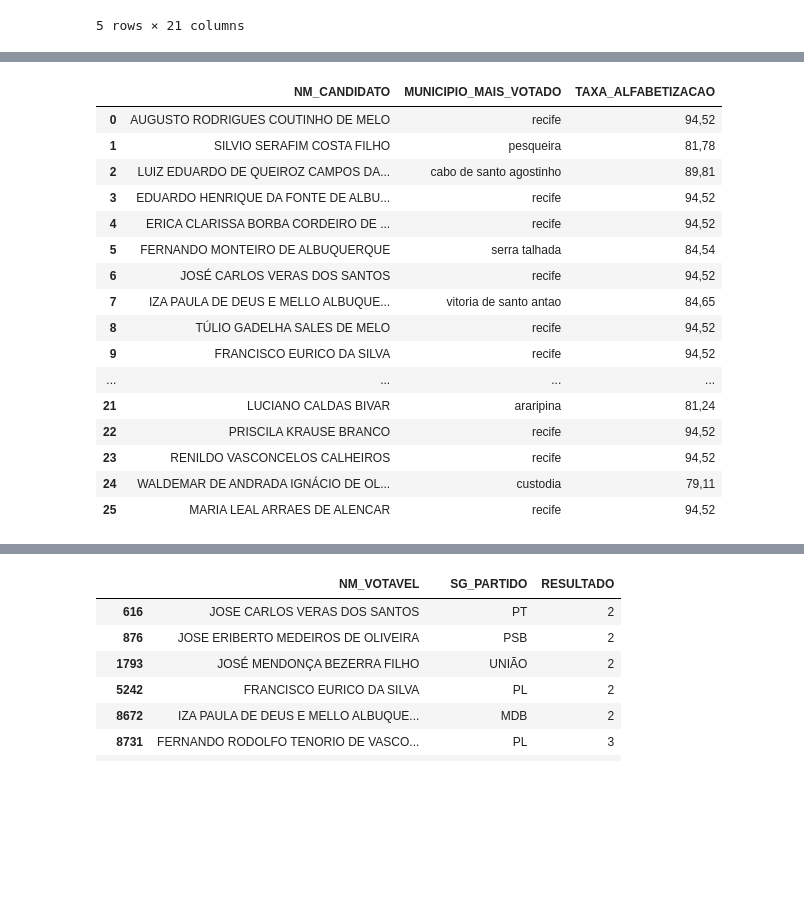
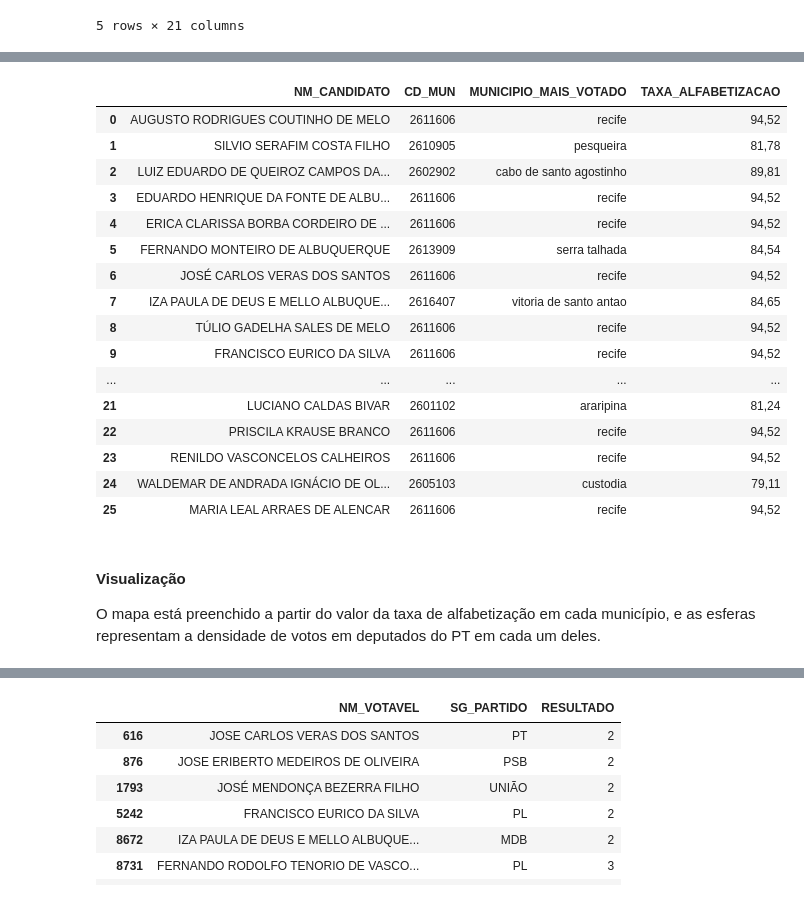
Before and after one commit to aliciamarzola/tp_bdg, a Jupyter notebook: NotebookPrincipal.ipynb, the cells around one changed output, grey strips where cells are left out. Cells and saved outputs as stored; diff of their text form; code cells hidden in the pictures; blank space fills up the shorter version.

```diff
--- a/NotebookPrincipal.ipynb
+++ b/NotebookPrincipal.ipynb
@@ -707,12 +713,12 @@ df_traducao = pd.merge(df_juncao, traducao,
 )
 
 # Realiza o merge entre df_juncao e mapa com base na coluna 'CD_MUNICIPIO' e 'CD_MUN'
-df_juncao_map = pd.merge(df_traducao, mapa[['CD_MUN', 'NM_RGI']], left_on='id_municipio', right_on='CD_MUN', how='left')
+df_juncao_map = pd.merge(df_traducao, mapa[['CD_MUN', 'NM_RGI']], left_on='CD_MUN', right_on='CD_MUN', how='left')
 
 df_juncao_map['MUNICIPIO_NA_REGIAO'] = df_juncao_map['NM_RGI_x'] == df_juncao_map['NM_RGI_y']
 
 df_juncao_map.rename(columns={"NM_RGI_x" : "REGIAO_MAIS_VOTADA", "NM_RGI_y" : "REGIAO_CIDADE_MAIS_VOTADA", "MAX_VOTOS" : "VOTOS_CIDADE_MAIS_VOTADA", "QT_VOTOS" : "VOTOS_REGIAO_MAIS_VOTADA"}, inplace=True)
-df_juncao_map.drop(columns={"CD_MUNICIPIO", "CD_MUN", "id_municipio", "NR_CANDIDATO" }, inplace =True)
+df_juncao_map.drop(columns={"CD_MUNICIPIO", "NR_CANDIDATO" }, inplace =True)
 
 df_juncao_map.head(30)
 # %% [output]
@@ -761,35 +773,39 @@ plt.show()
 # %%
 # Taxa de alfabetização da cidade que mias votou em cada deputado eleito
 from unidecode import unidecode
 df_juncao_map['MUNICIPIO_MAIS_VOTADO'] = df_juncao_map['MUNICIPIO_MAIS_VOTADO'].apply(lambda x: unidecode(x.lower()))
 alfabetizacao_cd['NM_MUN'] = alfabetizacao_cd['NM_MUN'].apply(lambda x: unidecode(x.lower()))
 
 df_alfa = pd.merge(
     df_juncao_map,
     alfabetizacao_cd,
     left_on= 'MUNICIPIO_MAIS_VOTADO',
     right_on= 'NM_MUN',
     how = 'left'
 )
 
-df_alfa = df_alfa[["NM_CANDIDATO", "MUNICIPIO_MAIS_VOTADO", "Total"]]
+df_alfa = df_alfa[["NM_CANDIDATO", "CD_MUN", "MUNICIPIO_MAIS_VOTADO", "Total"]]
 df_alfa.rename(columns={"Total" : "TAXA_ALFABETIZACAO"}, inplace=True)
 df_alfa.head(30)
 # %% [output]
-|  | NM_CANDIDATO | MUNICIPIO_MAIS_VOTADO | TAXA_ALFABETIZACAO |
-| 0 | AUGUSTO RODRIGUES COUTINHO DE MELO | recife | 94,52 |
-| 1 | SILVIO SERAFIM COSTA FILHO | pesqueira | 81,78 |
-| 2 | LUIZ EDUARDO DE QUEIROZ CAMPOS DA... | cabo de santo agostinho | 89,81 |
-| 3 | EDUARDO HENRIQUE DA FONTE DE ALBU... | recife | 94,52 |
-| 4 | ERICA CLARISSA BORBA CORDEIRO DE ... | recife | 94,52 |
-| 5 | FERNANDO MONTEIRO DE ALBUQUERQUE | serra talhada | 84,54 |
-| 6 | JOSÉ CARLOS VERAS DOS SANTOS | recife | 94,52 |
-| 7 | IZA PAULA DE DEUS E MELLO ALBUQUE... | vitoria de santo antao | 84,65 |
-| 8 | TÚLIO GADELHA SALES DE MELO | recife | 94,52 |
-| 9 | FRANCISCO EURICO DA SILVA | recife | 94,52 |
-| ... | ... | ... | ... |
-| 21 | LUCIANO CALDAS BIVAR | araripina | 81,24 |
-| 22 | PRISCILA KRAUSE BRANCO | recife | 94,52 |
-| 23 | RENILDO VASCONCELOS CALHEIROS | recife | 94,52 |
-| 24 | WALDEMAR DE ANDRADA IGNÁCIO DE OL... | custodia | 79,11 |
-| 25 | MARIA LEAL ARRAES DE ALENCAR | recife | 94,52 |
+|  | NM_CANDIDATO | CD_MUN | MUNICIPIO_MAIS_VOTADO | TAXA_ALFABETIZACAO |
+| 0 | AUGUSTO RODRIGUES COUTINHO DE MELO | 2611606 | recife | 94,52 |
+| 1 | SILVIO SERAFIM COSTA FILHO | 2610905 | pesqueira | 81,78 |
+| 2 | LUIZ EDUARDO DE QUEIROZ CAMPOS DA... | 2602902 | cabo de santo agostinho | 89,81 |
+| 3 | EDUARDO HENRIQUE DA FONTE DE ALBU... | 2611606 | recife | 94,52 |
+| 4 | ERICA CLARISSA BORBA CORDEIRO DE ... | 2611606 | recife | 94,52 |
+| 5 | FERNANDO MONTEIRO DE ALBUQUERQUE | 2613909 | serra talhada | 84,54 |
+| 6 | JOSÉ CARLOS VERAS DOS SANTOS | 2611606 | recife | 94,52 |
+| 7 | IZA PAULA DE DEUS E MELLO ALBUQUE... | 2616407 | vitoria de santo antao | 84,65 |
+| 8 | TÚLIO GADELHA SALES DE MELO | 2611606 | recife | 94,52 |
+| 9 | FRANCISCO EURICO DA SILVA | 2611606 | recife | 94,52 |
+| ... | ... | ... | ... | ... |
+| 21 | LUCIANO CALDAS BIVAR | 2601102 | araripina | 81,24 |
+| 22 | PRISCILA KRAUSE BRANCO | 2611606 | recife | 94,52 |
+| 23 | RENILDO VASCONCELOS CALHEIROS | 2611606 | recife | 94,52 |
+| 24 | WALDEMAR DE ANDRADA IGNÁCIO DE OL... | 2605103 | custodia | 79,11 |
+| 25 | MARIA LEAL ARRAES DE ALENCAR | 2611606 | recife | 94,52 |
+# %% [markdown]
+#### Visualização
+
+O mapa está preenchido a partir do valor da taxa de alfabetização em cada município, e as esferas representam a densidade de votos em deputados do PT em cada um deles.
```
Also changed, not shown: parts of 33 cells of this notebook.
